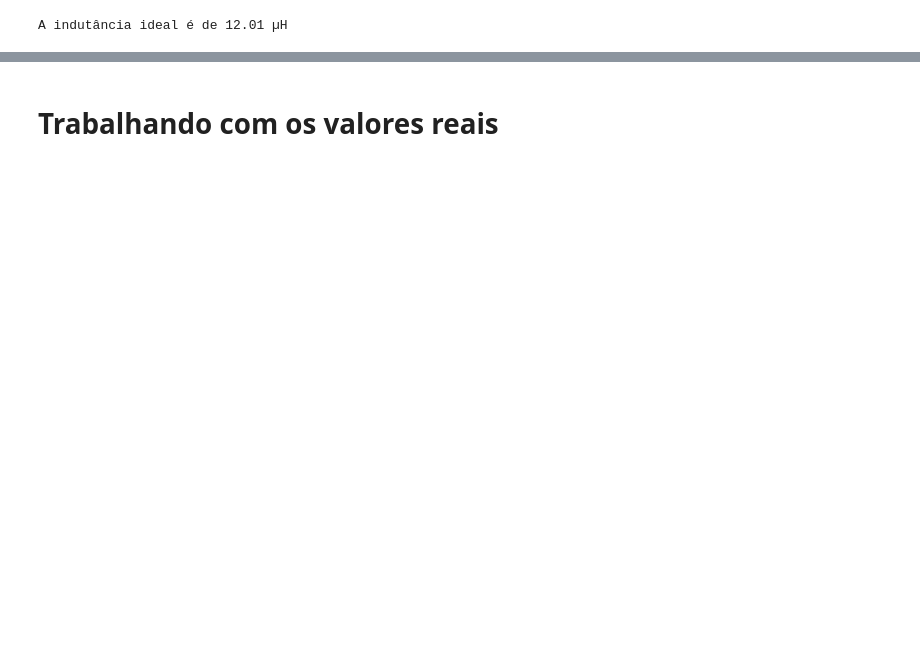
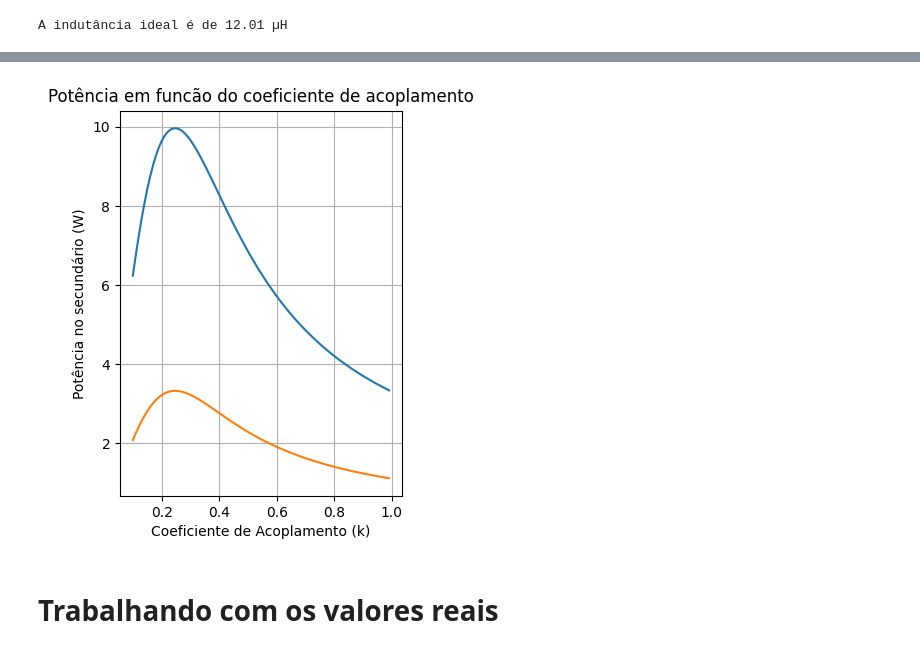
Before and after one commit to pabdutra/eletromag, a Jupyter notebook: projeto.ipynb, the cells around one changed output, grey strips where cells are left out. Saved outputs shown, nothing was run; the diff lists cells and outputs as text; code cells hidden in the pictures; blank space fills up the shorter version.

```diff
--- a/projeto.ipynb
+++ b/projeto.ipynb
@@ -62,3 +70,7 @@ def CalcularTransformador(k, f):
     ic = V2/Rc
 
     return i1, i2, ic, V2
+
+def ressonancia (L, C):
+    f = 1/(2*pi*sqrt(L*C))
+    return f.real
@@ -121,3 +215,36 @@ A indutância ideal é de 12.01 µH
+# %%
+V1 = 12 * (2 / np.pi)
+
+freq = ressonancia(L1, C1)
+
+ks = np.arange(0.1, 1, 0.01)
+
+voltagens_secundario = []
+Potencias_secundario = []
+
+
+for k in ks:
+    i1,i2,ic ,V2_peak = CalcularTransformador(k, freq)
+    P2 = V2_peak/Rc
+    voltagens_secundario.append(V2_peak)
+    Potencias_secundario.append(P2)
+
+plt.figure(figsize=(8, 5))
+plt.subplot(1,2,1)
+plt.plot(ks, voltagens_secundario)
+plt.title("Tensão de pico secundária em função do coeficiente de acoplamento")
+plt.xlabel("Coeficiente de Acoplamento (k)")
+plt.ylabel("Tensão de Pico no Secundário (V)")
+
+plt.subplot(1,2,2)
+plt.plot(ks,Potencias_secundario)
+plt.title('Potência em funcão do coeficiente de acoplamento')
+plt.xlabel("Coeficiente de Acoplamento (k)")
+plt.ylabel("Potência no secundário (W)")
+plt.grid()
+plt.show()
+# %% [output]
+[figure, added]
 # %% [markdown]
 # Trabalhando com os valores reais
 # %%
```
Also changed, not shown: parts of 13 cells of this notebook, 11 other files.
